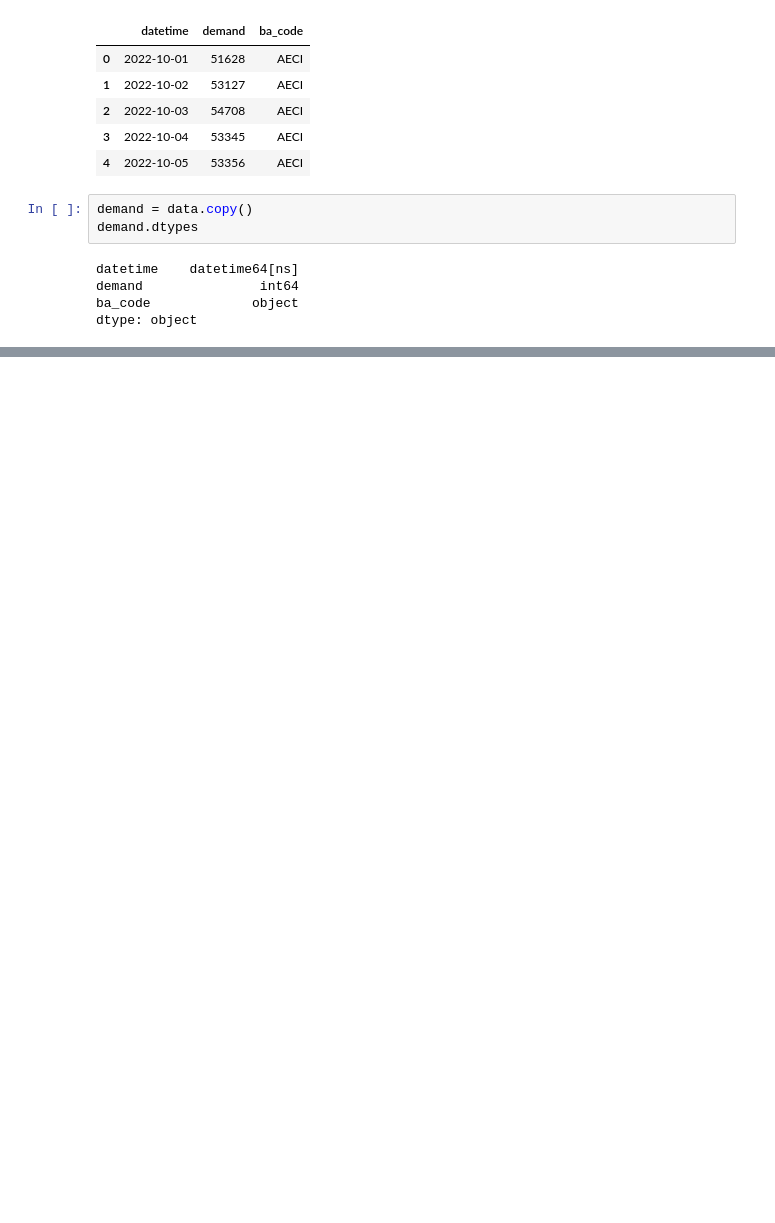
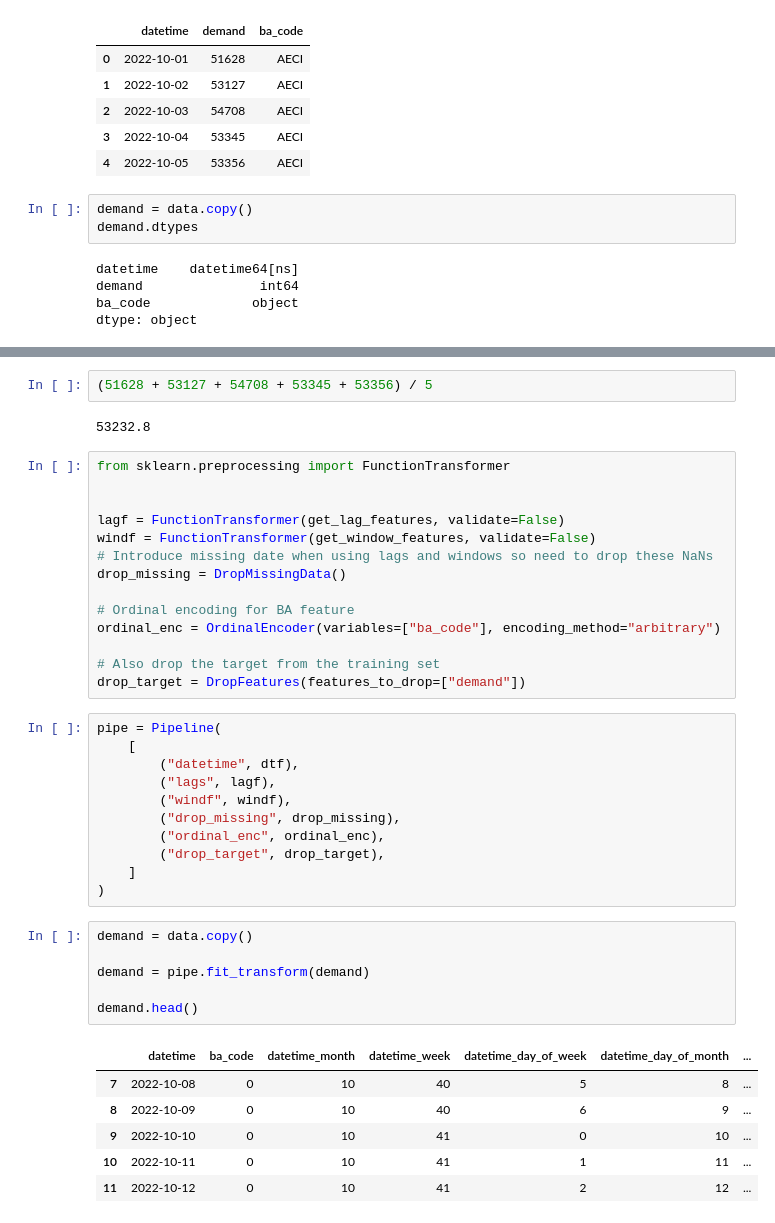
Before and after one commit to d-lazenby/energy-demand-forecasting, a Jupyter notebook: notebooks/05a_lgbm_model.ipynb, the cells around one changed output, grey strips where cells are left out. Drawn from its saved outputs; the diff is of its cells as text; blank space fills up the shorter version.

Commit message:
Adding feature pipeline for basic features

```diff
--- a/notebooks/05a_lgbm_model.ipynb
+++ b/notebooks/05a_lgbm_model.ipynb
@@ -110,0 +161,42 @@ df.tail()
+# %%
+(51628 + 53127 + 54708 + 53345 + 53356) / 5
+# %% [output]
+53232.8
+# %%
+from sklearn.preprocessing import FunctionTransformer
+
+
+lagf = FunctionTransformer(get_lag_features, validate=False)
+windf = FunctionTransformer(get_window_features, validate=False)
+# Introduce missing date when using lags and windows so need to drop these NaNs
+drop_missing = DropMissingData()
+
+# Ordinal encoding for BA feature
+ordinal_enc = OrdinalEncoder(variables=["ba_code"], encoding_method="arbitrary")
+
+# Also drop the target from the training set
+drop_target = DropFeatures(features_to_drop=["demand"])
+# %%
+pipe = Pipeline(
+    [
+        ("datetime", dtf),
+        ("lags", lagf),
+        ("windf", windf),
+        ("drop_missing", drop_missing),
+        ("ordinal_enc", ordinal_enc),
+        ("drop_target", drop_target),
+    ]
+)
+# %%
+demand = data.copy()
+
+demand = pipe.fit_transform(demand)
+
+demand.head()
+# %% [output]
+|  | datetime | ba_code | datetime_month | datetime_week | datetime_day_of_week | datetime_day_of_month | ... |
+| 7 | 2022-10-08 | 0 | 10 | 40 | 5 | 8 | ... |
+| 8 | 2022-10-09 | 0 | 10 | 40 | 6 | 9 | ... |
+| 9 | 2022-10-10 | 0 | 10 | 41 | 0 | 10 | ... |
+| 10 | 2022-10-11 | 0 | 10 | 41 | 1 | 11 | ... |
+| 11 | 2022-10-12 | 0 | 10 | 41 | 2 | 12 | ... |
```
Also changed, not shown: parts of 7 cells of this notebook.
